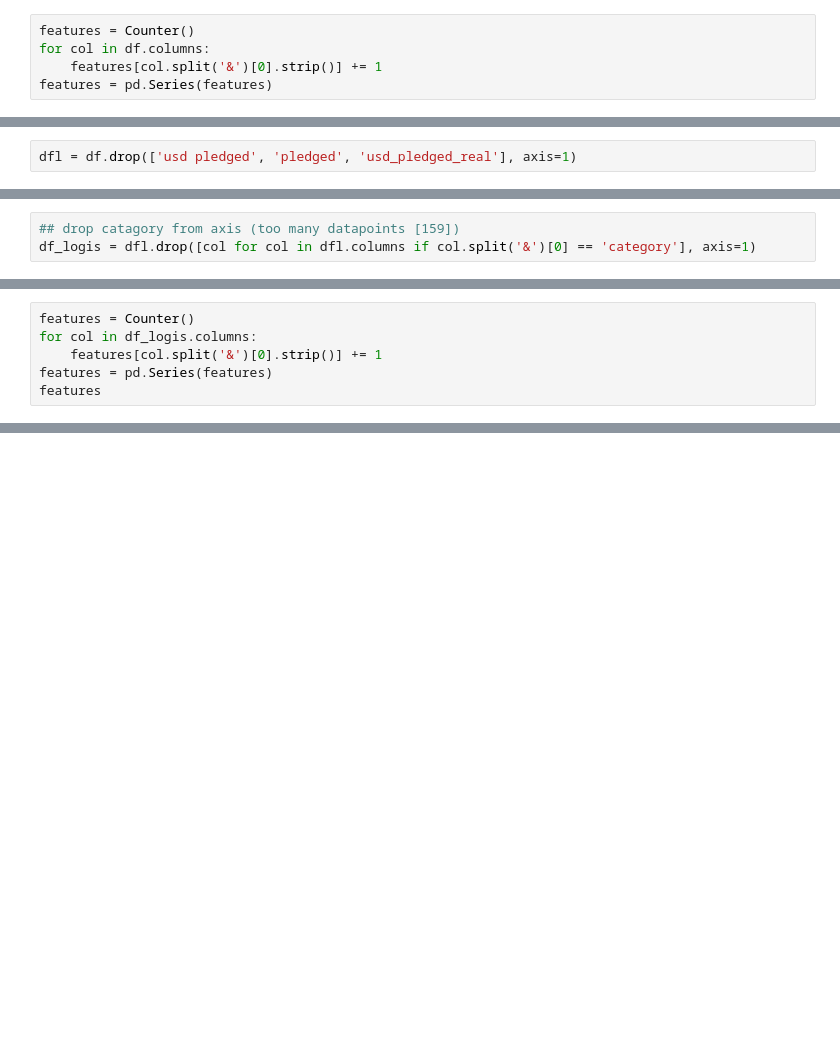
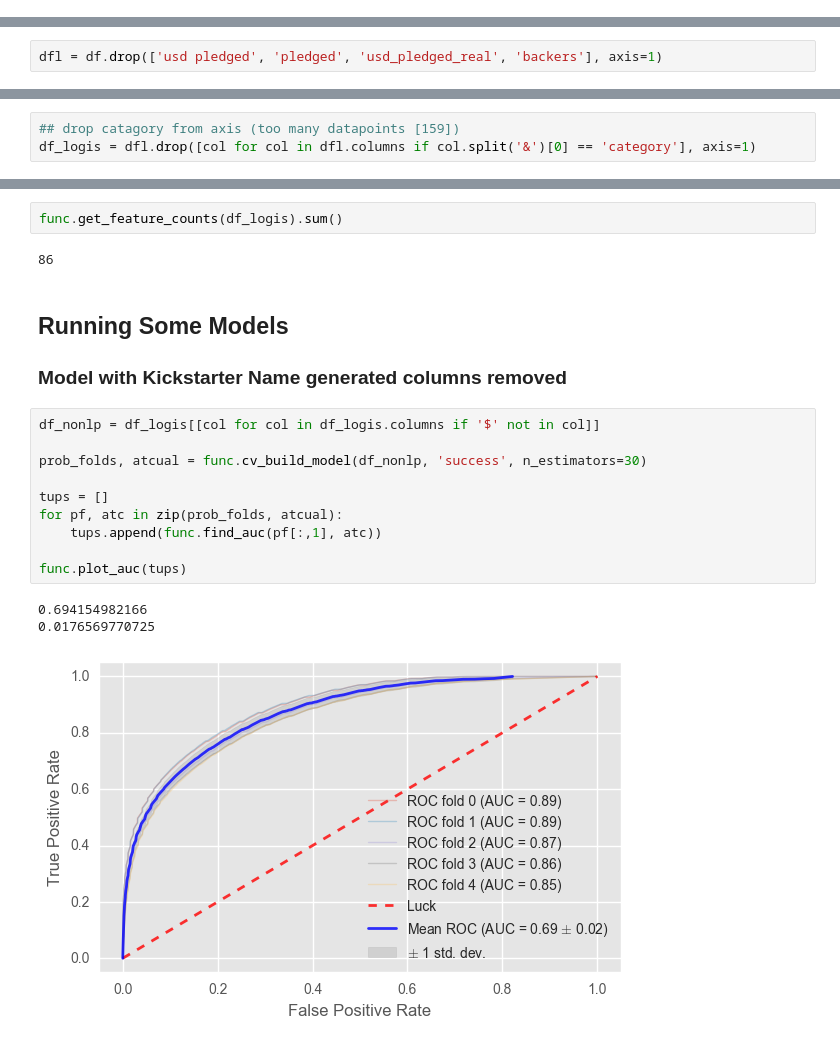
Before and after one commit to tdeason416/DS6372_grp2, a Jupyter notebook: Modeling.ipynb, the cells around one changed output, grey strips where cells are left out. Drawn from its saved outputs; the diff is of its cells as text; blank space fills up the shorter version.

Commit message:
Cleaned src functions and made Modeling more easy to read, also added Logistic Regression ploy to Modeling.pynb

```diff
--- a/Modeling.ipynb
+++ b/Modeling.ipynb
@@ -36,5 +37,0 @@ df.shape
-# %%
-features = Counter()
-for col in df.columns:
-    features[col.split('&')[0].strip()] += 1
-features = pd.Series(features)
@@ -61,2 +41,2 @@ dtype: int64
 # %%
-dfl = df.drop(['usd pledged', 'pledged', 'usd_pledged_real'], axis=1)
+dfl = df.drop(['usd pledged', 'pledged', 'usd_pledged_real', 'backers'], axis=1)
@@ -68,6 +47,0 @@ df_logis = df_logis.dropna()
-# %%
-features = Counter()
-for col in df_logis.columns:
-    features[col.split('&')[0].strip()] += 1
-features = pd.Series(features)
-features
@@ -351,0 +73,22 @@ np.std([t[2] for t in tup])
+# %%
+func.get_feature_counts(df_logis).sum()
+# %% [output]
+86
+# %% [markdown]
+## Running Some Models
+
+### Model with Kickstarter Name generated columns removed
+# %%
+df_nonlp = df_logis[[col for col in df_logis.columns if '$' not in col]]
+
+prob_folds, atcual = func.cv_build_model(df_nonlp, 'success', n_estimators=30)
+
+tups = []
+for pf, atc in zip(prob_folds, atcual):
+    tups.append(func.find_auc(pf[:,1], atc))
+
+func.plot_auc(tups)
+# %% [output]
+0.694154982166
+0.0176569770725
+[figure, added]
```
Also changed, not shown: parts of 45 cells of this notebook, 4 other files.
